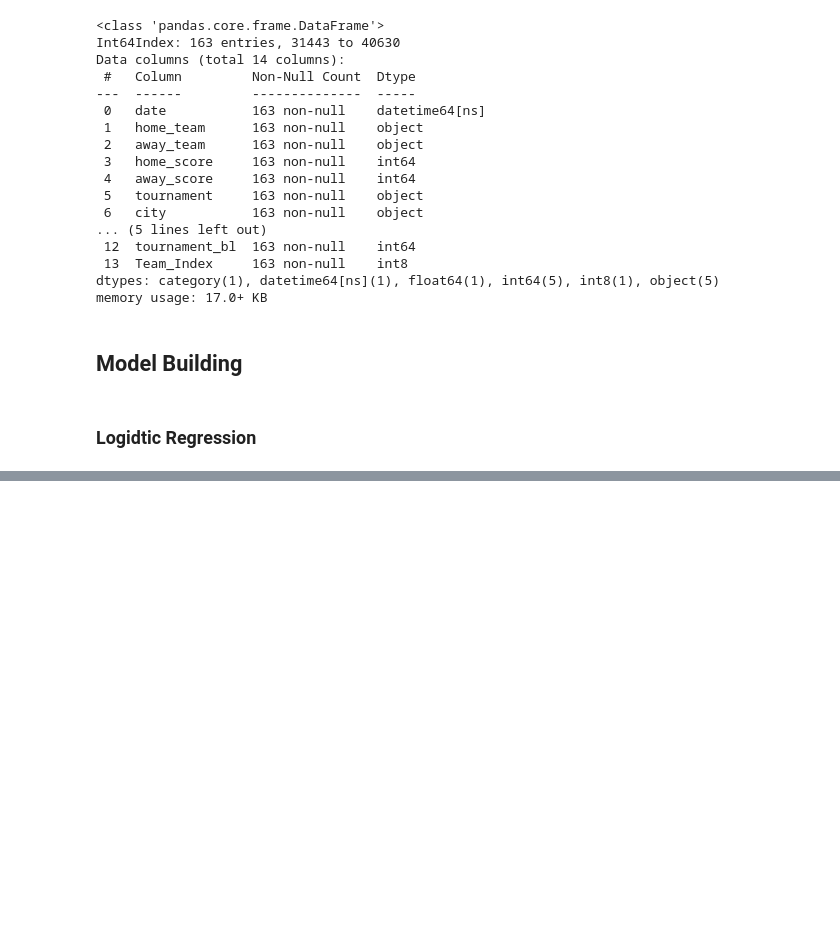
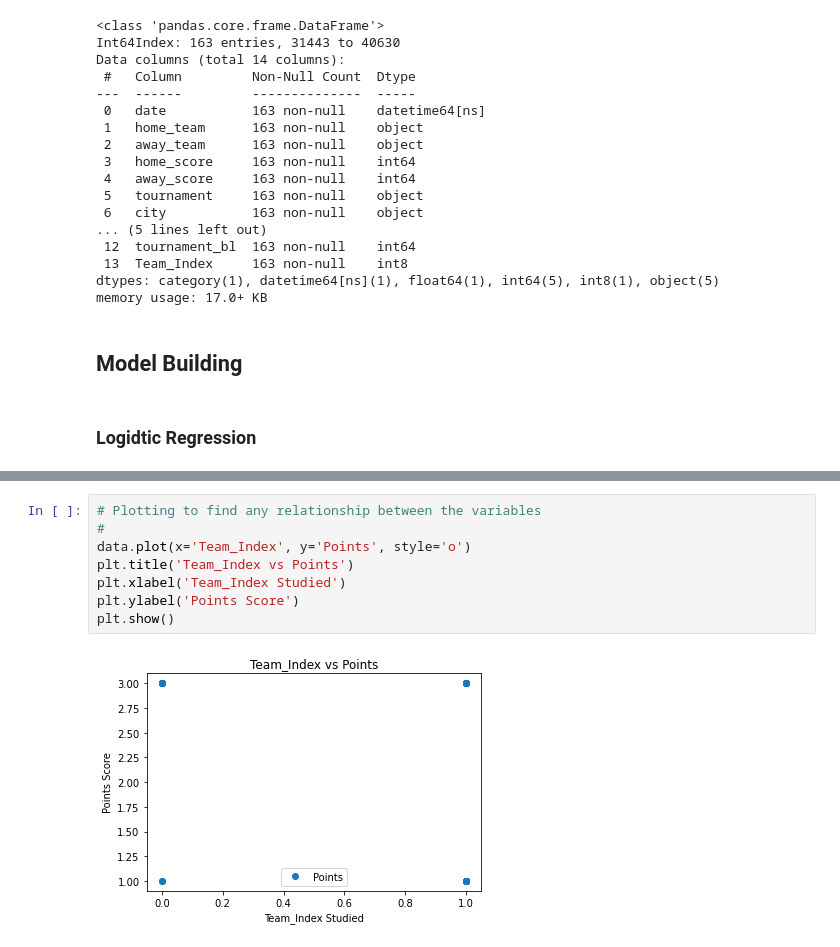
Before and after one commit to ch1b4d4/Week-6-IP-Datasets, a Jupyter notebook: 15_APR_Samson_Chibudu_Nyiro_IP.ipynb, the cells around one changed output, grey strips where cells are left out. Cells and saved outputs as stored; diff of their text form; blank space fills up the shorter version.

```diff
--- a/15_APR_Samson_Chibudu_Nyiro_IP.ipynb
+++ b/15_APR_Samson_Chibudu_Nyiro_IP.ipynb
@@ -910,0 +907,10 @@ TypeError: float() argument must be a string or a number, not 'Timestamp'
+# %%
+# Plotting to find any relationship between the variables
+#
+data.plot(x='Team_Index', y='Points', style='o')
+plt.title('Team_Index vs Points')
+plt.xlabel('Team_Index Studied')
+plt.ylabel('Points Score')
+plt.show()
+# %% [output]
+[figure, added]
```
Also changed, not shown: parts of 37 cells of this notebook, 1 other file.
